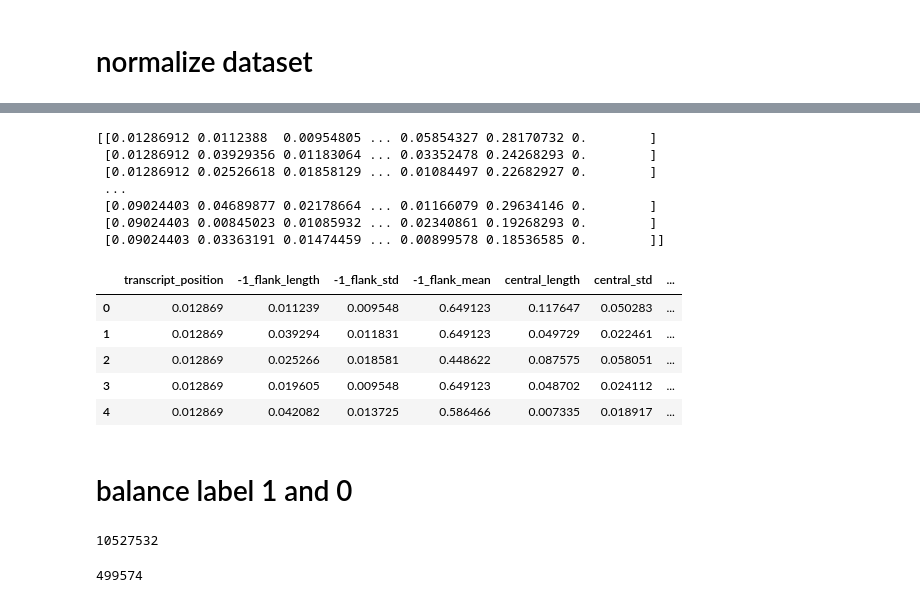
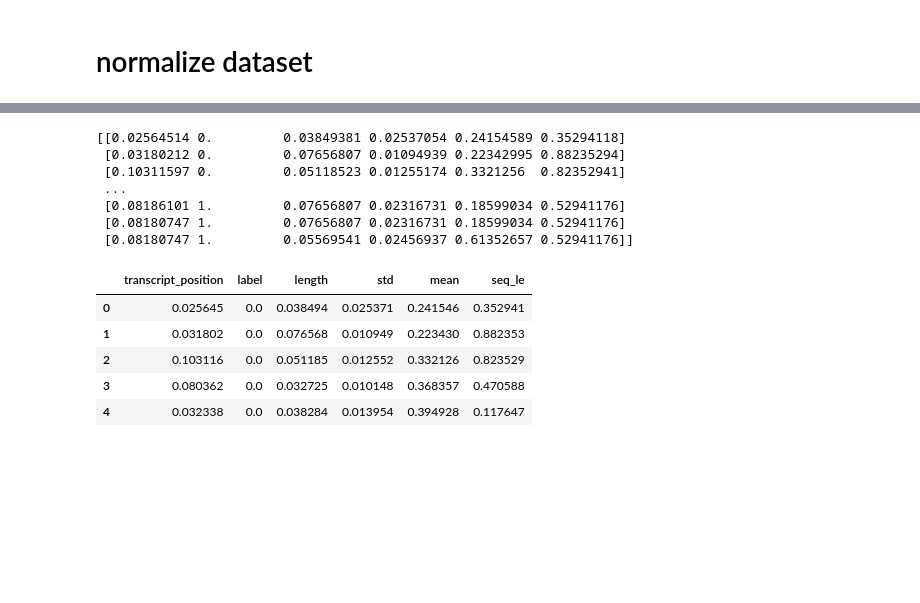
Before and after one commit to liuchennn1414/dsa4266_tundra, a Jupyter notebook: train_test.ipynb, the cells around one changed output, grey strips where cells are left out. Drawn from its saved outputs; the diff is of its cells as text; code cells hidden in the pictures; blank space fills up the shorter version.

Commit message:
+-1 flank > rows, train balanced only, test uses same scaler

```diff
--- a/train_test.ipynb
+++ b/train_test.ipynb
@@ -18,0 +108,7 @@ df = df.drop(["transcript_id", "sequence", "gene_id"], axis=1)
+# %%
+# Calculate the number of negative samples to keep (~5%)
+num_negatives_to_keep = int(ratio * len(train[train['label'] == 0]))
+
+train_sampled_negative = train[train['label'] == 0].sample(n=num_negatives_to_keep)
+print("here")
+train = pd.concat([train_sampled_negative, train[train['label'] == 1]])
@@ -18,0 +117,7 @@ df = df.drop(["transcript_id", "sequence", "gene_id"], axis=1)
+# %%
+# Reset the index of the DataFrame (optional)
+train.reset_index(drop=True, inplace=True)
+
+# Print the updated DataFrame
+print(train.describe())
+train['label'].value_counts().plot(kind='bar')
@@ -21,26 +157,26 @@ df = df.drop(["transcript_id", "sequence", "gene_id"], axis=1)
 # %%
 scaler = preprocessing.MinMaxScaler()
-d = scaler.fit_transform(df)
+d = scaler.fit_transform(train)
 print(d)
 # %% [output]
-[[0.01286912 0.0112388  0.00954805 ... 0.05854327 0.28170732 0.        ]
- [0.01286912 0.03929356 0.01183064 ... 0.03352478 0.24268293 0.        ]
- [0.01286912 0.02526618 0.01858129 ... 0.01084497 0.22682927 0.        ]
+[[0.02564514 0.         0.03849381 0.02537054 0.24154589 0.35294118]
+ [0.03180212 0.         0.07656807 0.01094939 0.22342995 0.88235294]
+ [0.10311597 0.         0.05118523 0.01255174 0.3321256  0.82352941]
  ...
- [0.09024403 0.04689877 0.02178664 ... 0.01166079 0.29634146 0.        ]
- [0.09024403 0.00845023 0.01085932 ... 0.02340861 0.19268293 0.        ]
- [0.09024403 0.03363191 0.01474459 ... 0.00899578 0.18536585 0.        ]]
+ [0.08186101 1.         0.07656807 0.02316731 0.18599034 0.52941176]
+ [0.08180747 1.         0.07656807 0.02316731 0.18599034 0.52941176]
+ [0.08180747 1.         0.05569541 0.02456937 0.61352657 0.52941176]]
 # %%
-df = pd.DataFrame(d, columns=df.columns)
+train = pd.DataFrame(d, columns=train.columns)
 # %%
-df.head()
+train.head()
 # %% [output]
-|  | transcript_position | -1_flank_length | -1_flank_std | -1_flank_mean | central_length | central_std | ... |
-| 0 | 0.012869 | 0.011239 | 0.009548 | 0.649123 | 0.117647 | 0.050283 | ... |
-| 1 | 0.012869 | 0.039294 | 0.011831 | 0.649123 | 0.049729 | 0.022461 | ... |
-| 2 | 0.012869 | 0.025266 | 0.018581 | 0.448622 | 0.087575 | 0.058051 | ... |
-| 3 | 0.012869 | 0.019605 | 0.009548 | 0.649123 | 0.048702 | 0.024112 | ... |
-| 4 | 0.012869 | 0.042082 | 0.013725 | 0.586466 | 0.007335 | 0.018917 | ... |
+|  | transcript_position | label | length | std | mean | seq_le |
+| 0 | 0.025645 | 0.0 | 0.038494 | 0.025371 | 0.241546 | 0.352941 |
+| 1 | 0.031802 | 0.0 | 0.076568 | 0.010949 | 0.223430 | 0.882353 |
+| 2 | 0.103116 | 0.0 | 0.051185 | 0.012552 | 0.332126 | 0.823529 |
+| 3 | 0.080362 | 0.0 | 0.032725 | 0.010148 | 0.368357 | 0.470588 |
+| 4 | 0.032338 | 0.0 | 0.038284 | 0.013954 | 0.394928 | 0.117647 |
 # %%
 import pickle
 
@@ -51,13 +187,3 @@ with open('minmax_scaler.pkl', 'wb') as f:
 # # load the model from the file
 # with open('minmax_scaler.pkl', 'rb') as f:
 #     scaler = pickle.load(f)
-# %% [markdown]
-# balance label 1 and 0
-# %%
-len(df[df['label'] == 0])
-# %% [output]
-10527532
-# %%
-len(df[df['label'] == 1])
-# %% [output]
-499574
```
Also changed, not shown: parts of 30 cells of this notebook.
